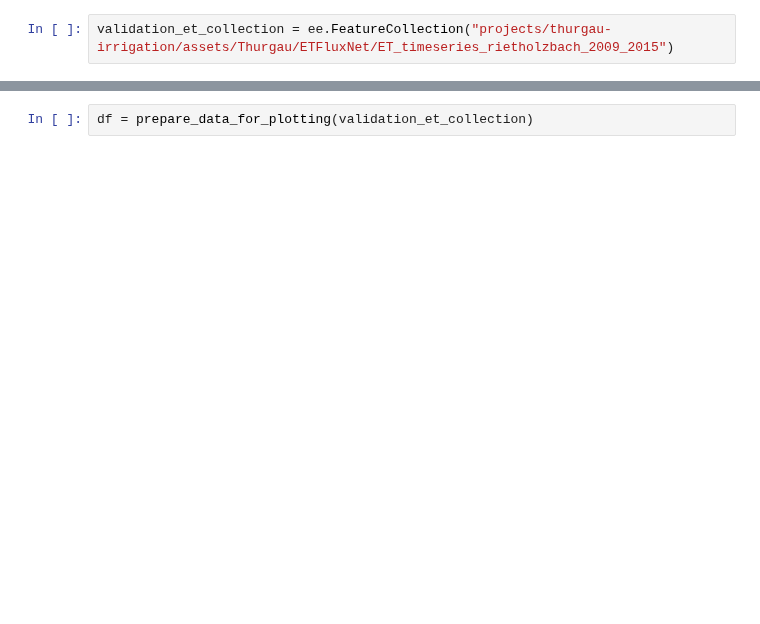
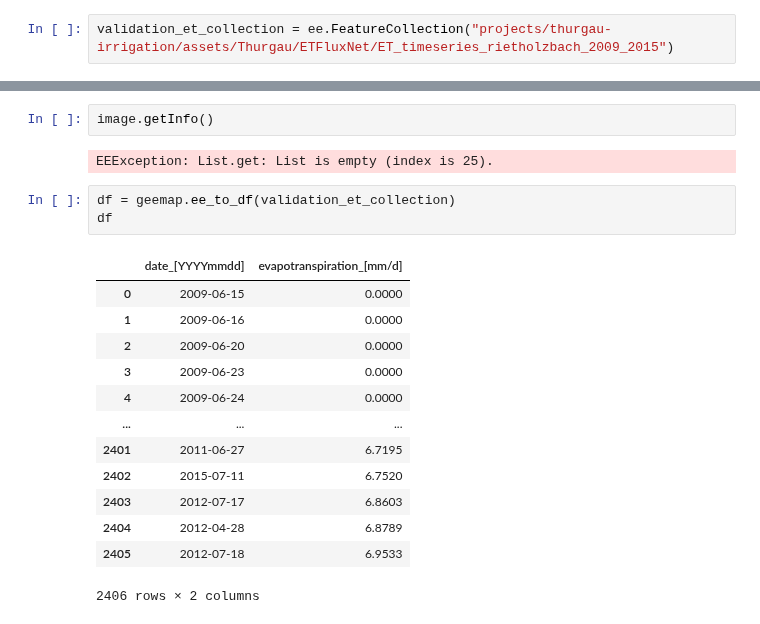
Before and after one commit to CooperBigFoot/ETblue-estimation, a Jupyter notebook: downscale_ET_data/validate_WaPOR_ET.ipynb, the cells around one changed output, grey strips where cells are left out. Drawn from its saved outputs; the diff is of its cells as text; blank space fills up the shorter version.

```diff
--- a/downscale_ET_data/validate_WaPOR_ET.ipynb
+++ b/downscale_ET_data/validate_WaPOR_ET.ipynb
@@ -35,3 +58,22 @@ Map
+# %%
+image.getInfo()
+# %% [output]
+EEException: List.get: List is empty (index is 25).
 # %%
-df = prepare_data_for_plotting(validation_et_collection)
+df = geemap.ee_to_df(validation_et_collection)
+df
+# %% [output]
+|  | date_[YYYYmmdd] | evapotranspiration_[mm/d] |
+| 0 | 2009-06-15 | 0.0000 |
+| 1 | 2009-06-16 | 0.0000 |
+| 2 | 2009-06-20 | 0.0000 |
+| 3 | 2009-06-23 | 0.0000 |
+| 4 | 2009-06-24 | 0.0000 |
+| ... | ... | ... |
+| 2401 | 2011-06-27 | 6.7195 |
+| 2402 | 2015-07-11 | 6.7520 |
+| 2403 | 2012-07-17 | 6.8603 |
+| 2404 | 2012-04-28 | 6.8789 |
+| 2405 | 2012-07-18 | 6.9533 |
+2406 rows × 2 columns
 # %%
```
Also changed, not shown: parts of 10 cells of this notebook, 2 other files.
